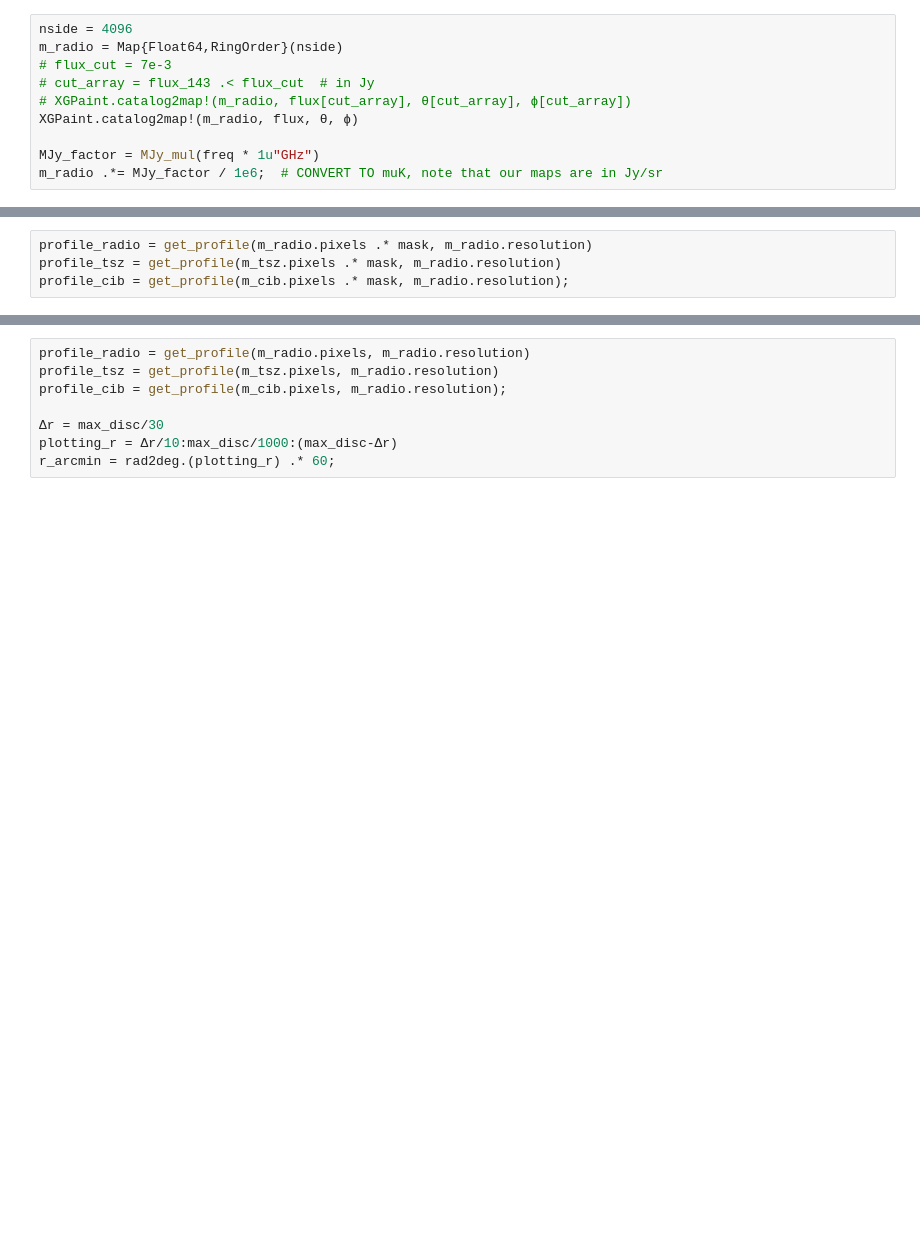
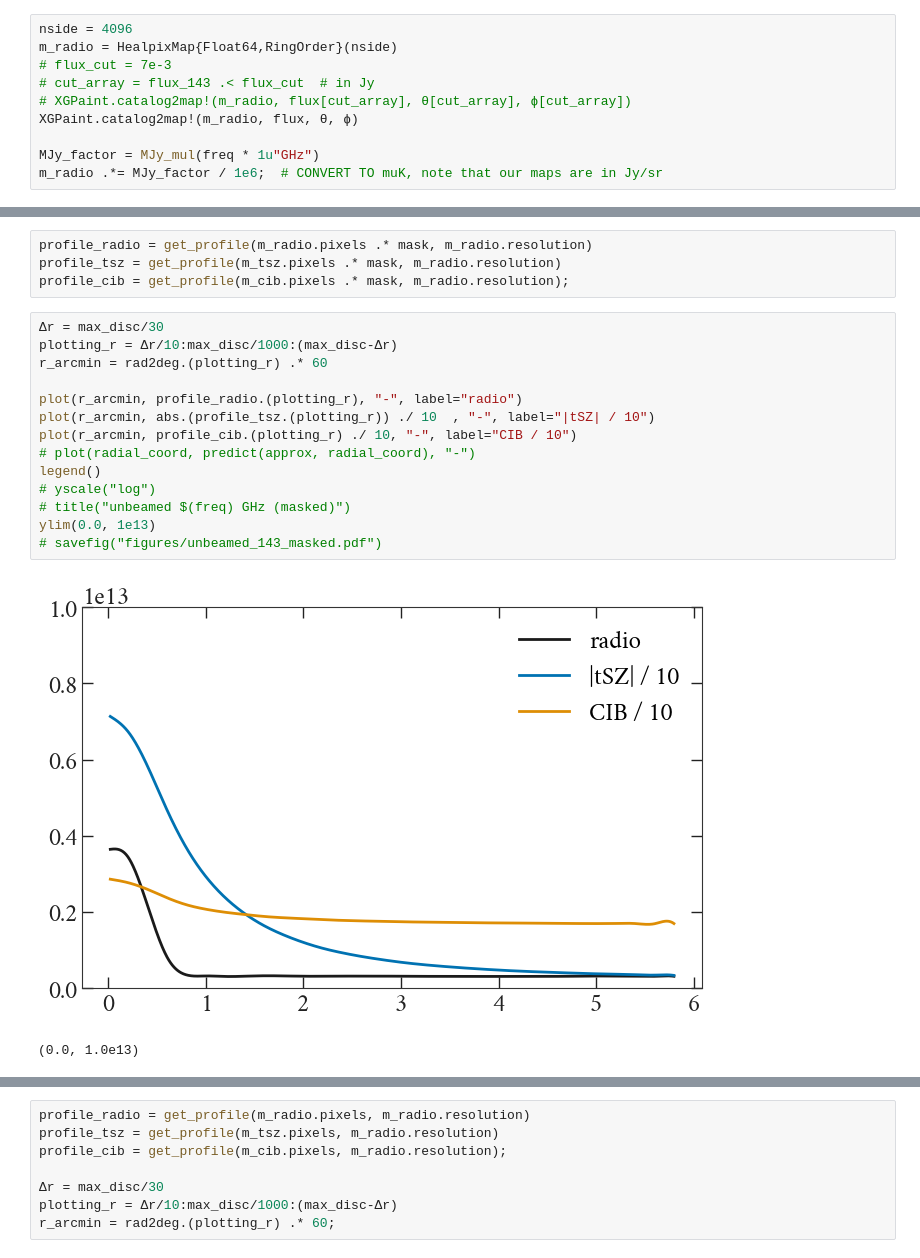
Before and after one commit to xzackli/radiosources, a Jupyter notebook: masked_profile_measuring.ipynb, the cells around one changed output, grey strips where cells are left out. Drawn from its saved outputs; the diff is of its cells as text; blank space fills up the shorter version.

```diff
--- a/masked_profile_measuring.ipynb
+++ b/masked_profile_measuring.ipynb
@@ -46,7 +42,7 @@ MJy_mul(freq * 1u"GHz"), tSZ_mul(freq * 1u"GHz")
 # Generate Radio Map
 # %%
 nside = 4096
-m_radio = Map{Float64,RingOrder}(nside)
+m_radio = HealpixMap{Float64,RingOrder}(nside)
 # flux_cut = 7e-3
 # cut_array = flux_143 .< flux_cut  # in Jy
 # XGPaint.catalog2map!(m_radio, flux[cut_array], θ[cut_array], ϕ[cut_array])
@@ -170,6 +168,23 @@ sum(m_radio.pixels .* mask), sum(m_radio.pixels)
 profile_radio = get_profile(m_radio.pixels .* mask, m_radio.resolution)
 profile_tsz = get_profile(m_tsz.pixels .* mask, m_radio.resolution)
 profile_cib = get_profile(m_cib.pixels .* mask, m_radio.resolution);
+# %%
+Δr = max_disc/30
+plotting_r = Δr/10:max_disc/1000:(max_disc-Δr)
+r_arcmin = rad2deg.(plotting_r) .* 60
+
+plot(r_arcmin, profile_radio.(plotting_r), "-", label="radio")
+plot(r_arcmin, abs.(profile_tsz.(plotting_r)) ./ 10  , "-", label="|tSZ| / 10")
+plot(r_arcmin, profile_cib.(plotting_r) ./ 10, "-", label="CIB / 10")
+# plot(radial_coord, predict(approx, radial_coord), "-")
+legend()
+# yscale("log")
+# title("unbeamed $(freq) GHz (masked)")
+ylim(0.0, 1e13)
+# savefig("figures/unbeamed_143_masked.pdf")
+# %% [output]
+[figure, added]
+(0.0, 1.0e13)
 # %%
 Δr = max_disc/30
 plotting_r = Δr/10:max_disc/1000:(max_disc-Δr)
```
Also changed, not shown: parts of 5 cells of this notebook, 8 other files.
